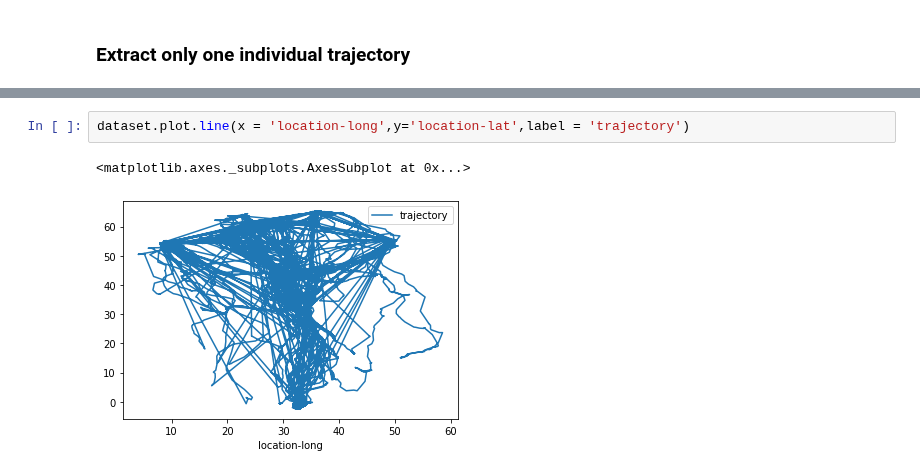
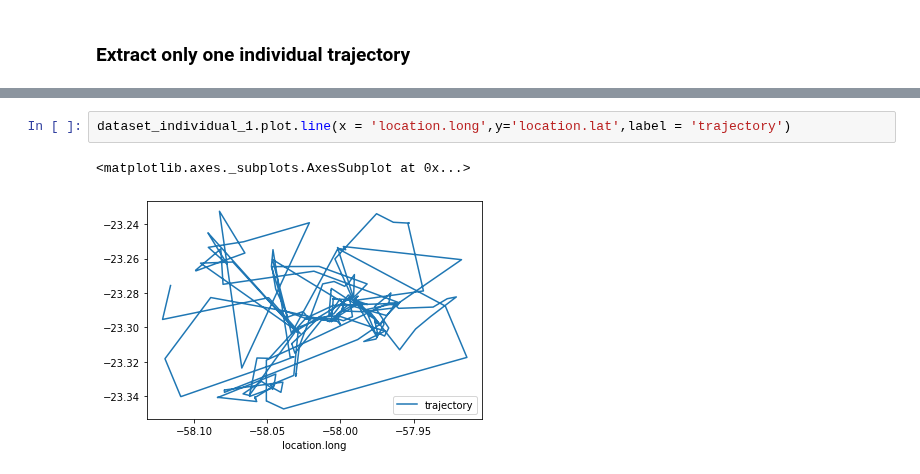
Before and after one commit to traja-team/traja-research, a Jupyter notebook: dataset_analysis/movebank_animal-migration-analysis.ipynb, the cells around one changed output, grey strips where cells are left out. Cells and saved outputs as stored; diff of their text form.

```diff
--- a/dataset_analysis/movebank_animal-migration-analysis.ipynb
+++ b/dataset_analysis/movebank_animal-migration-analysis.ipynb
@@ -62,5 +48,5 @@ dataset_individual_1= dataset[dataset['individual.local.identifier (ID)'] == 1]
 # %%
-dataset.plot.line(x = 'location-long',y='location-lat',label = 'trajectory')
+dataset_individual_1.plot.line(x = 'location.long',y='location.lat',label = 'trajectory')
 # %% [output]
 <matplotlib.axes._subplots.AxesSubplot at 0x...>
-[figure, old version]
+[figure, new version]
```
Also changed, not shown: parts of 1 cell of this notebook, 1 other file.
